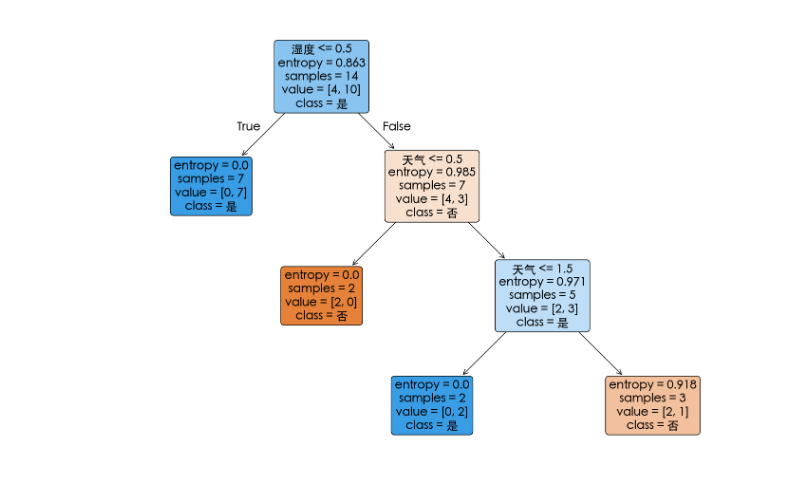
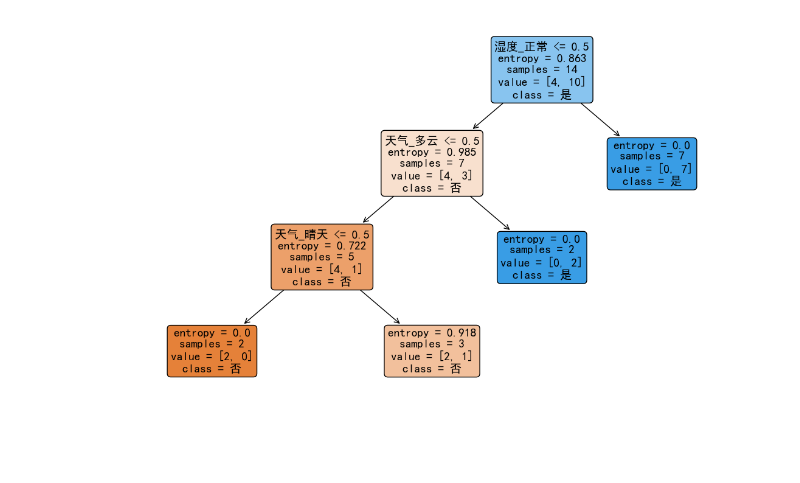
Before and after one commit to ForceInjection/hands-on-ML, a Jupyter notebook: nju_software/ch-03/05_decision_tree.ipynb, the cells around one changed output. Saved outputs shown, nothing was run; the diff lists cells and outputs as text; code cells hidden in the pictures; blank space fills up the shorter version.

```diff
--- a/nju_software/ch-03/05_decision_tree.ipynb
+++ b/nju_software/ch-03/05_decision_tree.ipynb
@@ -1,16 +40,12 @@
 # %%
-from sklearn.tree import DecisionTreeClassifier
-from sklearn.preprocessing import LabelEncoder
+from sklearn.tree import DecisionTreeClassifier, plot_tree, export_text
+from sklearn.preprocessing import OneHotEncoder
+# from sklearn.compose import ColumnTransformer
+# from sklearn.pipeline import Pipeline
 import pandas as pd
 import matplotlib.pyplot as plt
-from matplotlib import rcParams
-from sklearn.tree import plot_tree
-from sklearn.tree import export_text
 from matplotlib.text import Text
 
-# 配置 matplotlib 使用字体
-rcParams['font.sans-serif'] = ['Heiti TC']
-rcParams['axes.unicode_minus'] = False  # 解决负号显示问题
 
 # 创建数据集
 data = {
@@ -22,54 +57,77 @@ data = {
 # 将数据转换为 DataFrame
 df = pd.DataFrame(data)
 
+print("原始数据集:")
 print(df.to_string(index=False))
 
-# 对特征进行编码
-le_weather = LabelEncoder()
-le_humidity = LabelEncoder()
-df['天气_encoded'] = le_weather.fit_transform(df['天气'])
-df['湿度_encoded'] = le_humidity.fit_transform(df['湿度'])
-
 # 特征和目标变量
-X = df[['天气_encoded', '湿度_encoded']]  # 确保 X 是一个 DataFrame
+X = df[['天气', '湿度']]
 y = df['是否玩高尔夫球']
 
-# 创建决策树分类器
+# 使用 OneHotEncoder 直接处理
+# handle_unknown='ignore' 防止预测时遇到训练集中未见的类别报错
+# sparse_output=False 返回 numpy array 而不是 sparse matrix
+try:
+    encoder = OneHotEncoder(handle_unknown='ignore', sparse_output=False)
+except TypeError:
+    # 兼容旧版本 sklearn
+    encoder = OneHotEncoder(handle_unknown='ignore', sparse=False)
+
+X_encoded = encoder.fit_transform(X)
+feature_names = encoder.get_feature_names_out(['天气', '湿度'])
+
+# 转换为 DataFrame 以便查看和训练 (保持列名)
+X_encoded_df = pd.DataFrame(X_encoded, columns=feature_names)
+
+# 创建并训练模型
 clf = DecisionTreeClassifier(criterion='entropy', random_state=42)
+clf.fit(X_encoded_df, y)
 
-# 训练模型
-clf.fit(X, y)
+# --- 可视化 ---
 
 # 打印决策树的结构
-plt.figure(figsize=(18, 12))
-tree_plot = plot_tree(clf, feature_names=['天气', '湿度'], class_names=['否', '是'], filled=True, rounded=True)
+plt.figure(figsize=(14, 8))
+tree_plot = plot_tree(
+    clf,
+    feature_names=feature_names,
+    class_names=clf.classes_,
+    filled=True,
+    rounded=True
+)
+
 # 遍历图中的每个文本元素并调整字体大小
 for t in plt.gca().get_children():
     if isinstance(t, Text):
-        t.set_fontsize(18)  # 设置字体大小为 10
+        t.set_fontsize(14)
 plt.show()
 
 # 通过文本打印决策树
-tree_rules = export_text(clf, feature_names=['天气', '湿度'])
+tree_rules = export_text(clf, feature_names=list(feature_names))
 print("决策树文本结构:")
 print(tree_rules)
 
+# --- 预测 ---
+
 # 预测新样本
-new_samples = [
-    [le_weather.transform(['晴天'])[0], le_humidity.transform(['高'])[0]],  # 晴天, 高
-    [le_weather.transform(['晴天'])[0], le_humidity.transform(['正常'])[0]],  # 晴天, 正常
-    [le_weather.transform(['多云'])[0], le_humidity.transform(['高'])[0]],  # 多云, 高
-    [le_weather.transform(['多云'])[0], le_humidity.transform(['正常'])[0]],  # 多云, 正常
-    [le_weather.transform(['下雨'])[0], le_humidity.transform(['高'])[0]],  # 下雨, 高
-    [le_weather.transform(['下雨'])[0], le_humidity.transform(['正常'])[0]]  # 下雨, 正常
-]
+new_samples_df = pd.DataFrame(
+    [
+        ['晴天', '高'],
+        ['晴天', '正常'],
+        ['多云', '高'],
+        ['多云', '正常'],
+        ['下雨', '高'],
+        ['下雨', '正常'],
+    ],
+    columns=['天气', '湿度']
+)
 
-# 将 new_samples 转换为 DataFrame，并设置列名
-new_samples_df = pd.DataFrame(new_samples, columns=['天气_encoded', '湿度_encoded'])
+# 使用训练好的 encoder 进行转换
+X_new_encoded = encoder.transform(new_samples_df)
+X_new_encoded_df = pd.DataFrame(X_new_encoded, columns=feature_names)
 
-# 使用 DataFrame 进行预测
-predictions = clf.predict(new_samples_df)
+# 进行预测
+predictions = clf.predict(X_new_encoded_df)
 print("预测结果:")
-for sample, prediction in zip(new_samples, predictions):
-    print(f"天气: {le_weather.inverse_transform([sample[0]])[0]}, 湿度: {le_humidity.inverse_transform([sample[1]])[0]} → {prediction}")
+for (weather, humidity), prediction in zip(new_samples_df.values, predictions):
+    print(f"天气: {weather}, 湿度: {humidity} -> {prediction}")
 # %% [output]
@@ -76,17 +135,17 @@ for sample, prediction in zip(new_samples, predictions):
 天气 湿度 是否玩高尔夫球
 晴天  高       否
 晴天  高       否
 晴天  高       是
 多云  高       是
 多云 正常       是
 下雨  高       否
 下雨 正常       是
 下雨 正常       是
 晴天 正常       是
 晴天 正常       是
 多云  高       是
 多云 正常       是
 下雨  高       否
 下雨 正常       是
-[figure, old version]
+[figure, new version]
 决策树文本结构:
```
Also changed, not shown: parts of 8 cells of this notebook, 10 other files.
